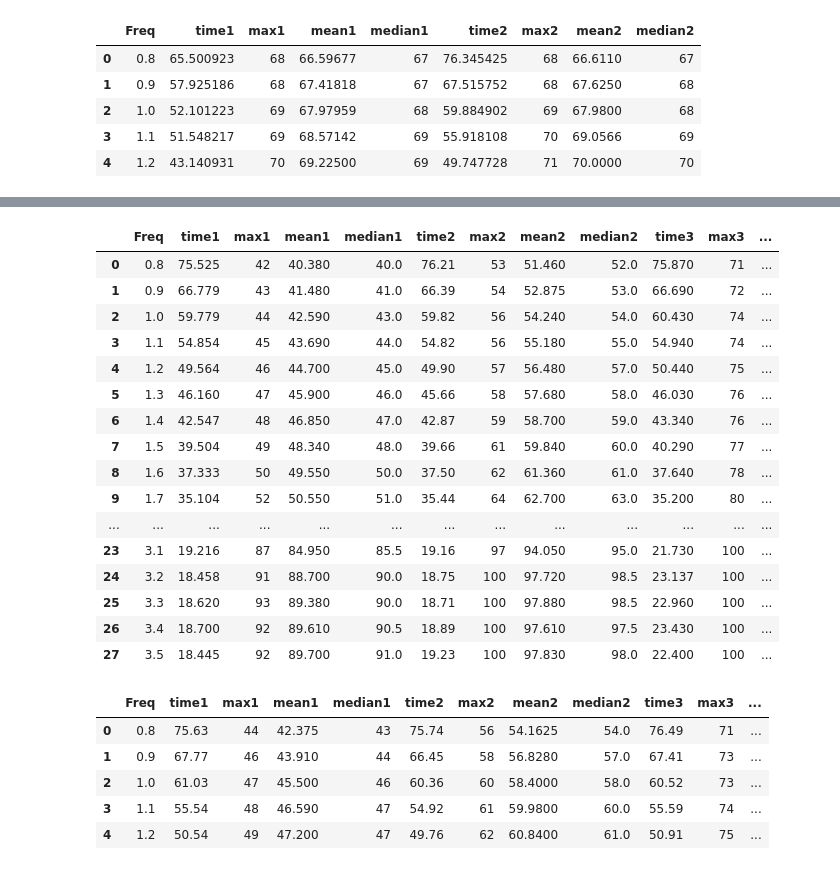
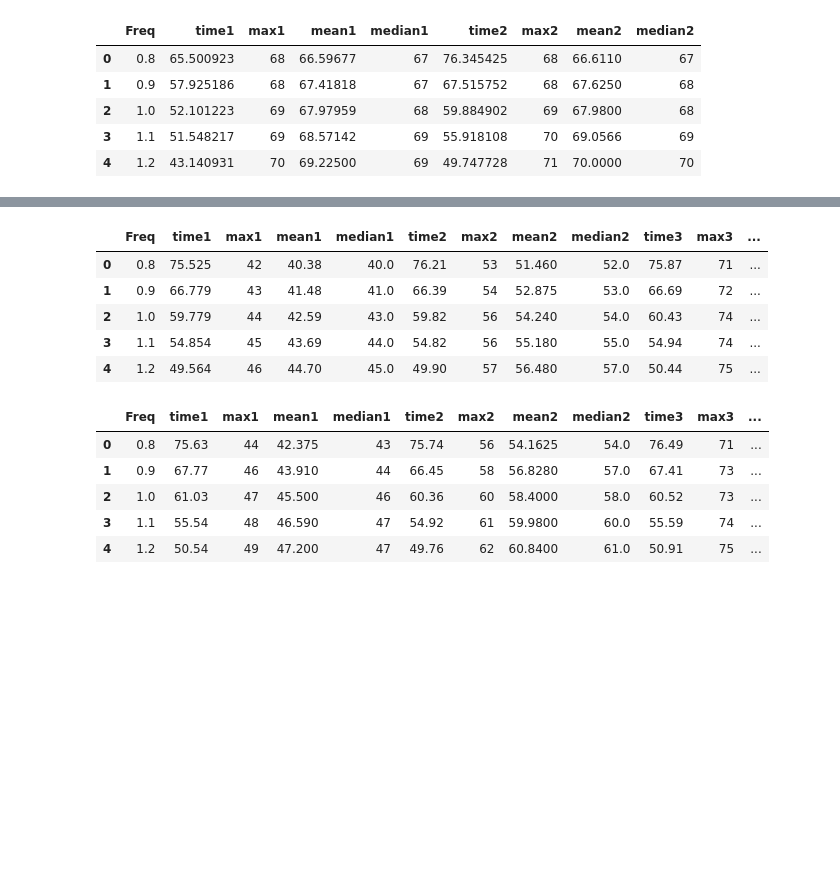
Before and after one commit to Heronalps/Sparta, a Jupyter notebook: micro-benchmarks/python/time-vs-max-plot.ipynb, the cells around one changed output, grey strips where cells are left out. Cells and saved outputs as stored; diff of their text form; code cells hidden in the pictures; blank space fills up the shorter version.

```diff
--- a/micro-benchmarks/python/time-vs-max-plot.ipynb
+++ b/micro-benchmarks/python/time-vs-max-plot.ipynb
@@ -50,25 +79,14 @@ df_mm.head()
 | 3 | 1.1 | 51.548217 | 69 | 68.57142 | 69 | 55.918108 | 70 | 69.0566 | 69 | 54.568427 | 54 | ... |
 | 4 | 1.2 | 43.140931 | 70 | 69.22500 | 69 | 49.747728 | 71 | 70.0000 | 70 | 49.786690 | 55 | ... |
 # %%
-df_mio
+df_mio.head()
 # %% [output]
 |  | Freq | time1 | max1 | mean1 | median1 | time2 | max2 | mean2 | median2 | time3 | max3 | ... |
-| 0 | 0.8 | 75.525 | 42 | 40.380 | 40.0 | 76.21 | 53 | 51.460 | 52.0 | 75.870 | 71 | ... |
-| 1 | 0.9 | 66.779 | 43 | 41.480 | 41.0 | 66.39 | 54 | 52.875 | 53.0 | 66.690 | 72 | ... |
-| 2 | 1.0 | 59.779 | 44 | 42.590 | 43.0 | 59.82 | 56 | 54.240 | 54.0 | 60.430 | 74 | ... |
-| 3 | 1.1 | 54.854 | 45 | 43.690 | 44.0 | 54.82 | 56 | 55.180 | 55.0 | 54.940 | 74 | ... |
-| 4 | 1.2 | 49.564 | 46 | 44.700 | 45.0 | 49.90 | 57 | 56.480 | 57.0 | 50.440 | 75 | ... |
-| 5 | 1.3 | 46.160 | 47 | 45.900 | 46.0 | 45.66 | 58 | 57.680 | 58.0 | 46.030 | 76 | ... |
-| 6 | 1.4 | 42.547 | 48 | 46.850 | 47.0 | 42.87 | 59 | 58.700 | 59.0 | 43.340 | 76 | ... |
-| 7 | 1.5 | 39.504 | 49 | 48.340 | 48.0 | 39.66 | 61 | 59.840 | 60.0 | 40.290 | 77 | ... |
-| 8 | 1.6 | 37.333 | 50 | 49.550 | 50.0 | 37.50 | 62 | 61.360 | 61.0 | 37.640 | 78 | ... |
-| 9 | 1.7 | 35.104 | 52 | 50.550 | 51.0 | 35.44 | 64 | 62.700 | 63.0 | 35.200 | 80 | ... |
-| ... | ... | ... | ... | ... | ... | ... | ... | ... | ... | ... | ... | ... |
-| 23 | 3.1 | 19.216 | 87 | 84.950 | 85.5 | 19.16 | 97 | 94.050 | 95.0 | 21.730 | 100 | ... |
-| 24 | 3.2 | 18.458 | 91 | 88.700 | 90.0 | 18.75 | 100 | 97.720 | 98.5 | 23.137 | 100 | ... |
-| 25 | 3.3 | 18.620 | 93 | 89.380 | 90.0 | 18.71 | 100 | 97.880 | 98.5 | 22.960 | 100 | ... |
-| 26 | 3.4 | 18.700 | 92 | 89.610 | 90.5 | 18.89 | 100 | 97.610 | 97.5 | 23.430 | 100 | ... |
-| 27 | 3.5 | 18.445 | 92 | 89.700 | 91.0 | 19.23 | 100 | 97.830 | 98.0 | 22.400 | 100 | ... |
+| 0 | 0.8 | 75.525 | 42 | 40.38 | 40.0 | 76.21 | 53 | 51.460 | 52.0 | 75.87 | 71 | ... |
+| 1 | 0.9 | 66.779 | 43 | 41.48 | 41.0 | 66.39 | 54 | 52.875 | 53.0 | 66.69 | 72 | ... |
+| 2 | 1.0 | 59.779 | 44 | 42.59 | 43.0 | 59.82 | 56 | 54.240 | 54.0 | 60.43 | 74 | ... |
+| 3 | 1.1 | 54.854 | 45 | 43.69 | 44.0 | 54.82 | 56 | 55.180 | 55.0 | 54.94 | 74 | ... |
+| 4 | 1.2 | 49.564 | 46 | 44.70 | 45.0 | 49.90 | 57 | 56.480 | 57.0 | 50.44 | 75 | ... |
 # %%
 df_mnist.head()
 # %% [output]
```
Also changed, not shown: parts of 7 cells of this notebook, 4 other files.
